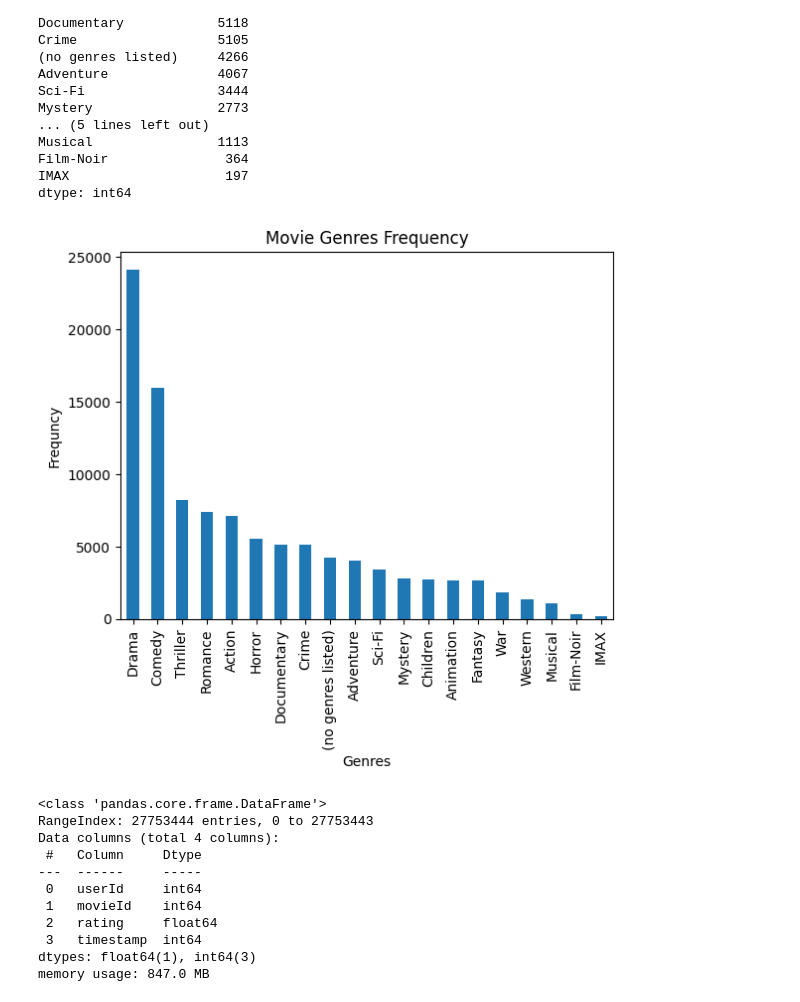
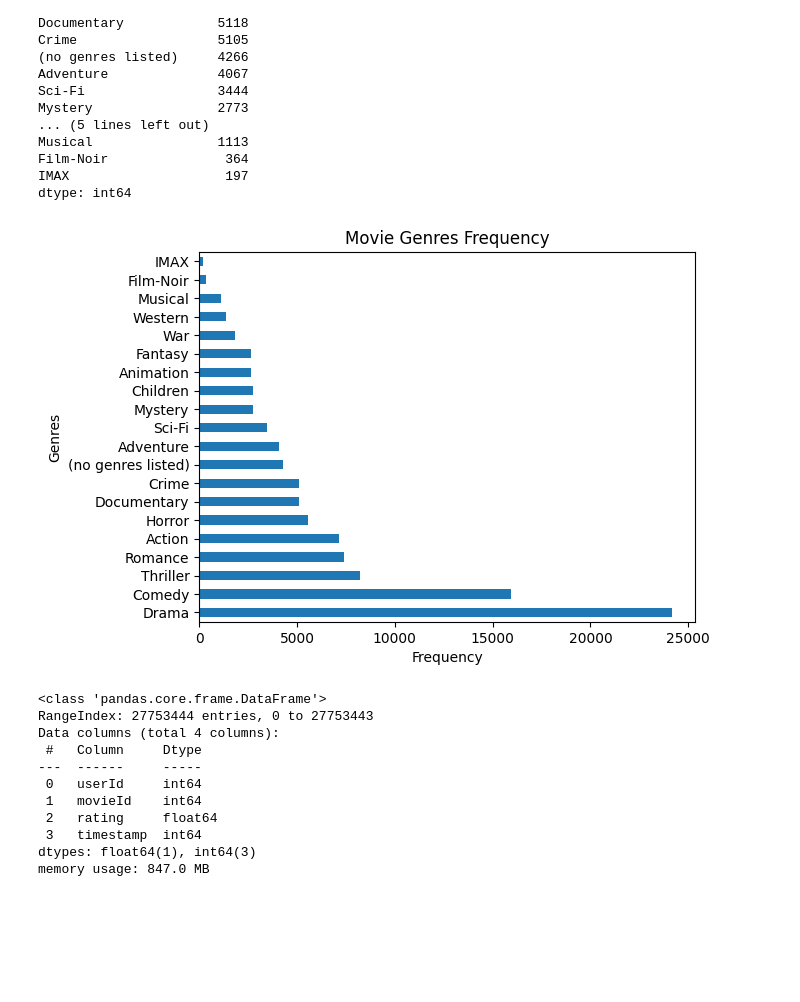
Before and after one commit to VineelaNedunuri/Machine-Learning-vineela-nedunuri, a Jupyter notebook: Labb/Rekommender_system.ipynb, the cells around one changed output. Drawn from its saved outputs; the diff is of its cells as text; code cells hidden in the pictures; blank space fills up the shorter version.

```diff
--- a/Labb/Rekommender_system.ipynb
+++ b/Labb/Rekommender_system.ipynb
@@ -120,8 +120,9 @@ IMAX                    197
 dtype: int64
 # %%
 # To plot the movies genres using bar plot
-movies_gen.plot(kind= 'bar', xlabel='Genres', ylabel='Frequncy', title='Movie Genres Frequency')
+
+movies_gen.plot(kind='barh', xlabel='Frequency', ylabel='Genres', title='Movie Genres Frequency')
 plt.show()
 # %% [output]
-[figure, old version]
+[figure, new version]
 # %%
```
Also changed, not shown: parts of 15 cells of this notebook.
